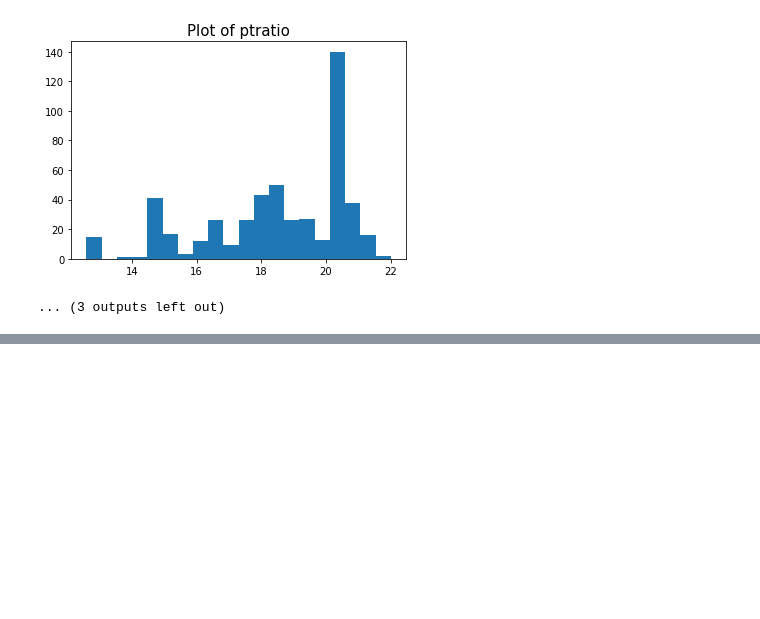
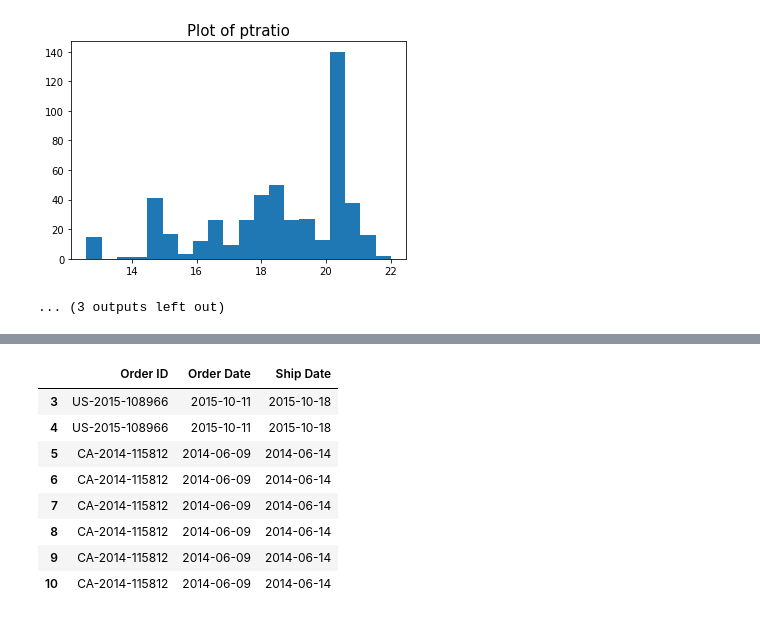
Before and after one commit to heenashree/DataAnalytics, a Jupyter notebook: pandas and numpy/Dataframe and Series.ipynb, the cells around one changed output, grey strips where cells are left out. Cells and saved outputs as stored; diff of their text form; code cells hidden in the pictures; blank space fills up the shorter version.

```diff
--- a/pandas and numpy/Dataframe and Series.ipynb
+++ b/pandas and numpy/Dataframe and Series.ipynb
@@ -335,0 +379,12 @@ for c in df.columns:
+# %%
+lf.loc[3:10,['Order ID', 'Order Date', 'Ship Date']]
+# %% [output]
+|  | Order ID | Order Date | Ship Date |
+| 3 | US-2015-108966 | 2015-10-11 | 2015-10-18 |
+| 4 | US-2015-108966 | 2015-10-11 | 2015-10-18 |
+| 5 | CA-2014-115812 | 2014-06-09 | 2014-06-14 |
+| 6 | CA-2014-115812 | 2014-06-09 | 2014-06-14 |
+| 7 | CA-2014-115812 | 2014-06-09 | 2014-06-14 |
+| 8 | CA-2014-115812 | 2014-06-09 | 2014-06-14 |
+| 9 | CA-2014-115812 | 2014-06-09 | 2014-06-14 |
+| 10 | CA-2014-115812 | 2014-06-09 | 2014-06-14 |
```
Also changed, not shown: parts of 5 cells of this notebook, 2 other files.
